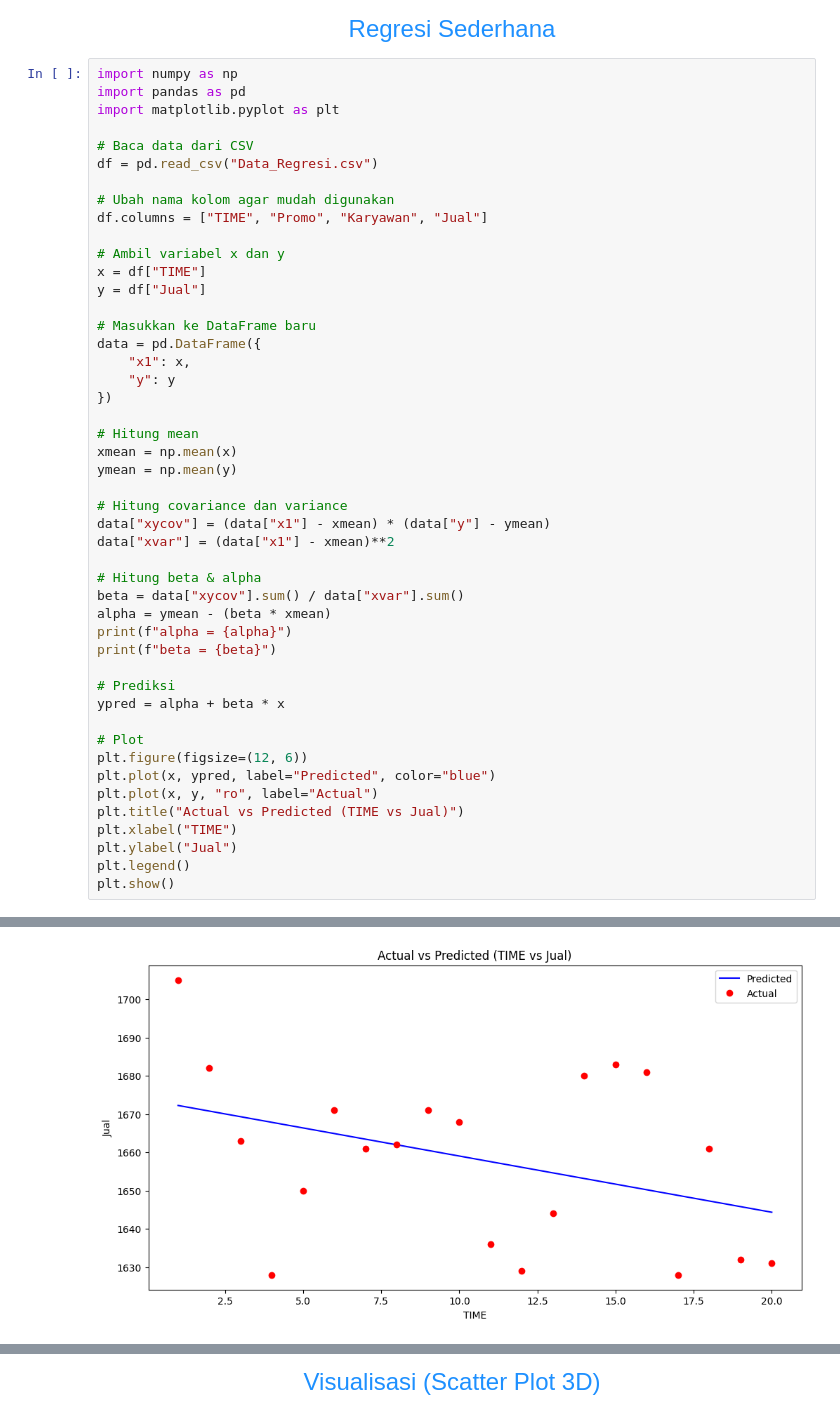
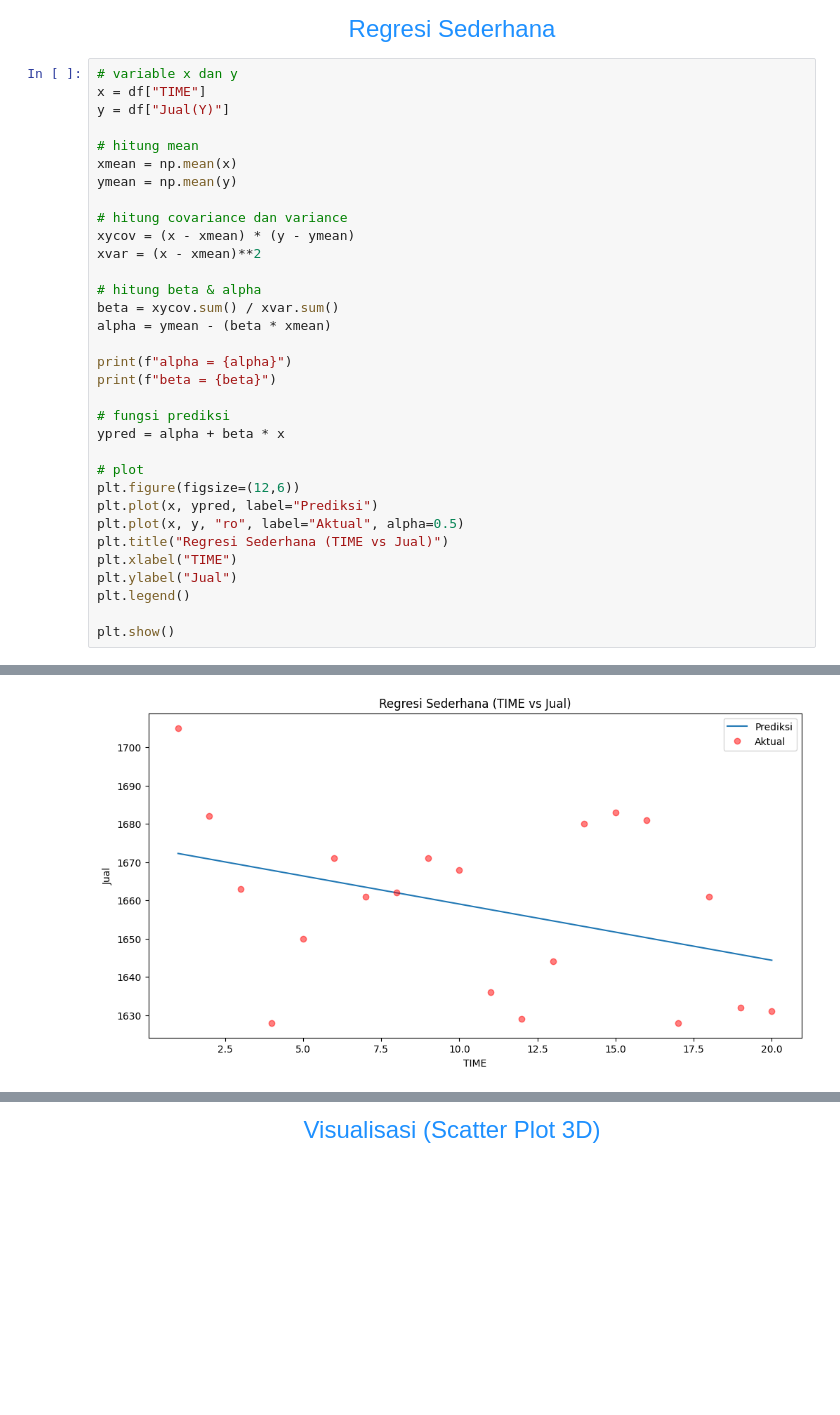
Before and after one commit to NurHasira/model-prediksi, a Jupyter notebook: Data_Regresi.ipynb, the cells around one changed output, grey strips where cells are left out. Saved outputs shown, nothing was run; the diff lists cells and outputs as text; blank space fills up the shorter version.

```diff
--- a/Data_Regresi.ipynb
+++ b/Data_Regresi.ipynb
@@ -30,53 +45,39 @@ df.head()
  Regresi Sederhana
 </div>
 # %%
-import numpy as np
-import pandas as pd
-import matplotlib.pyplot as plt
+# variable x dan y
+x = df["TIME"]
+y = df["Jual(Y)"]
 
-# Baca data dari CSV
-df = pd.read_csv("Data_Regresi.csv")
-
-# Ubah nama kolom agar mudah digunakan
-df.columns = ["TIME", "Promo", "Karyawan", "Jual"]
-
-# Ambil variabel x dan y
-x = df["TIME"]
-y = df["Jual"]
-
-# Masukkan ke DataFrame baru
-data = pd.DataFrame({
-    "x1": x,
-    "y": y
-})
-
-# Hitung mean
+# hitung mean
 xmean = np.mean(x)
 ymean = np.mean(y)
 
-# Hitung covariance dan variance
-data["xycov"] = (data["x1"] - xmean) * (data["y"] - ymean)
-data["xvar"] = (data["x1"] - xmean)**2
+# hitung covariance dan variance
+xycov = (x - xmean) * (y - ymean)
+xvar = (x - xmean)**2
 
-# Hitung beta & alpha
-beta = data["xycov"].sum() / data["xvar"].sum()
+# hitung beta & alpha
+beta = xycov.sum() / xvar.sum()
 alpha = ymean - (beta * xmean)
+
 print(f"alpha = {alpha}")
 print(f"beta = {beta}")
 
-# Prediksi
+# fungsi prediksi
 ypred = alpha + beta * x
 
-# Plot
-plt.figure(figsize=(12, 6))
-plt.plot(x, ypred, label="Predicted", color="blue")
-plt.plot(x, y, "ro", label="Actual")
-plt.title("Actual vs Predicted (TIME vs Jual)")
+# plot
+plt.figure(figsize=(12,6))
+plt.plot(x, ypred, label="Prediksi")
+plt.plot(x, y, "ro", label="Aktual", alpha=0.5)
+plt.title("Regresi Sederhana (TIME vs Jual)")
 plt.xlabel("TIME")
 plt.ylabel("Jual")
 plt.legend()
+
 plt.show()
 # %% [output]
 alpha = 1673.7105263157894
 beta = -1.4676691729323308
-[figure, old version]
+[figure, new version]
```
Also changed, not shown: parts of 5 cells of this notebook, 1 other file.
